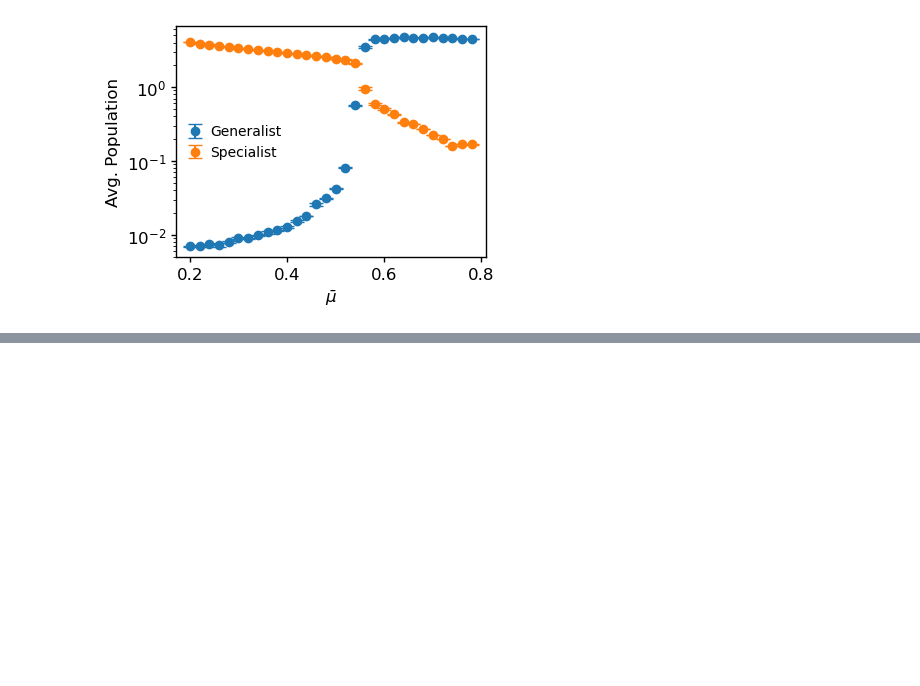
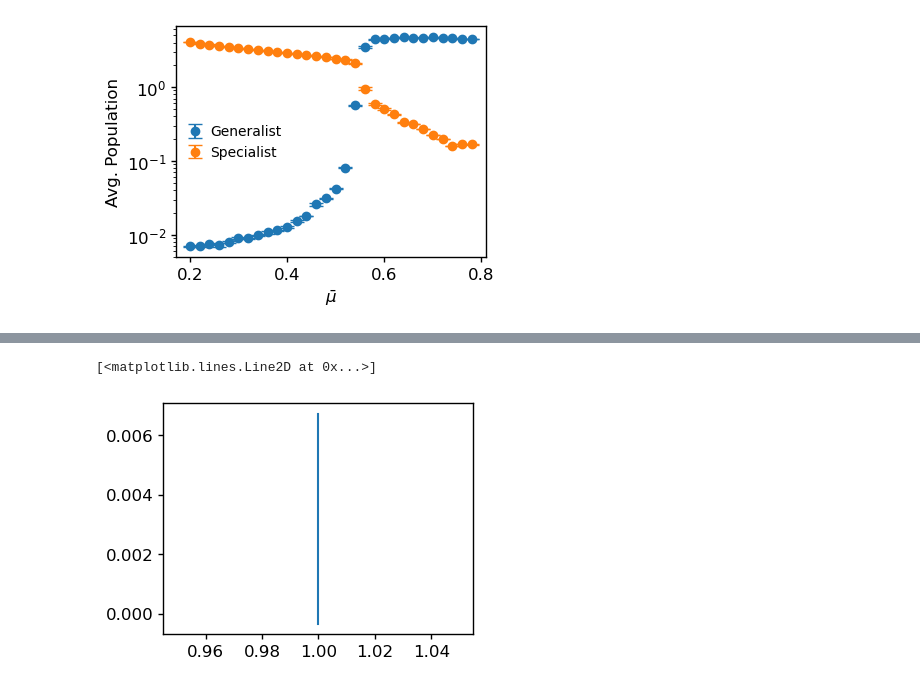
Before and after one commit to niimi-213/PopulationDynamicsGS, a Jupyter notebook: scripts/3SpeciesSimulation.ipynb, the cells around one changed output, grey strips where cells are left out. Cells and saved outputs as stored; diff of their text form; code cells hidden in the pictures; blank space fills up the shorter version.

```diff
--- a/scripts/3SpeciesSimulation.ipynb
+++ b/scripts/3SpeciesSimulation.ipynb
@@ -423,0 +531,6 @@ plt.show()
+# %%
+plt.plot([1,1],[0.003528134714296775 + 0.003186305708717952,
+ 0.003186305708717952-0.003528134714296775 ])
+# %% [output]
+[<matplotlib.lines.Line2D at 0x...>]
+[figure, added]
```
Also changed, not shown: parts of 5 cells of this notebook.
